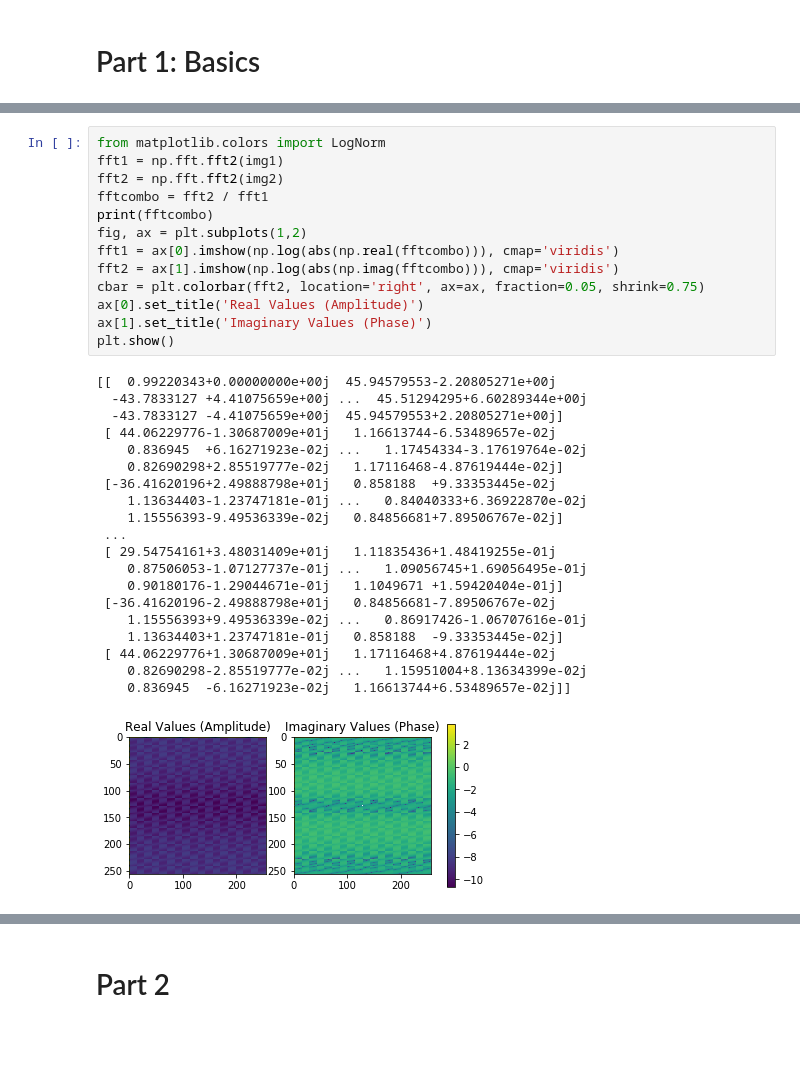
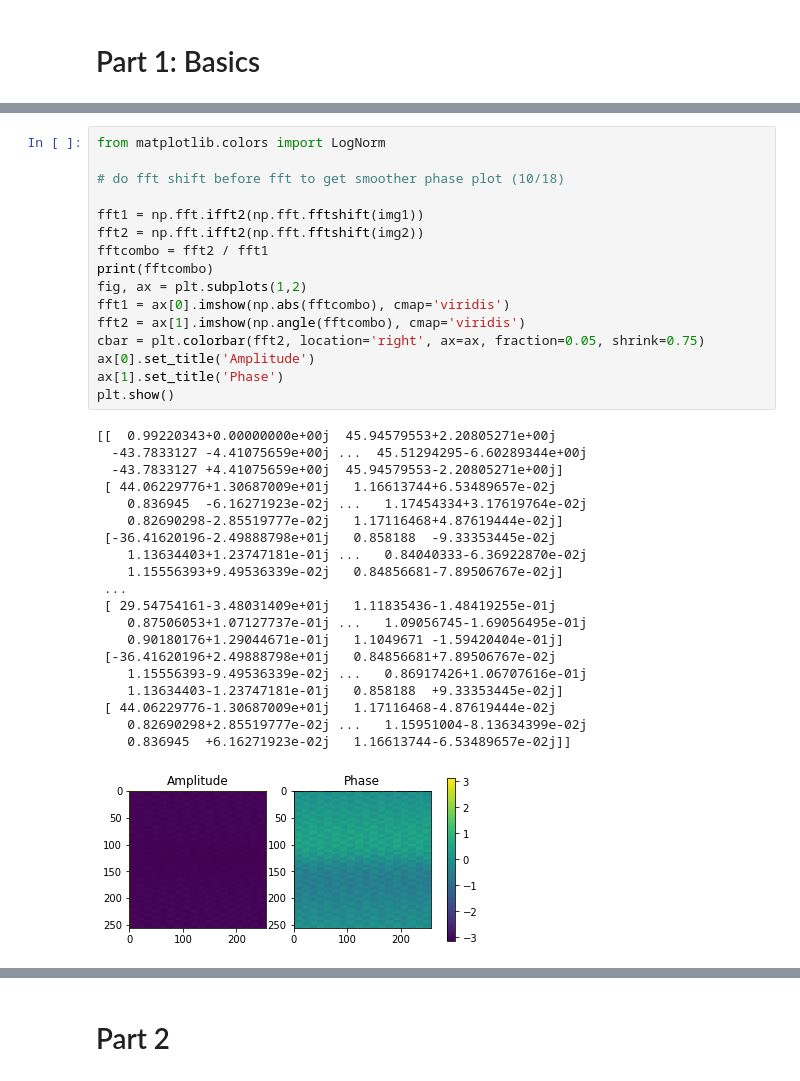
Before and after one commit to jbc1216/ASTR499, a Jupyter notebook: Fourier Shifts.ipynb, the cells around one changed output, grey strips where cells are left out. Saved outputs shown, nothing was run; the diff lists cells and outputs as text; blank space fills up the shorter version.

```diff
--- a/Fourier Shifts.ipynb
+++ b/Fourier Shifts.ipynb
@@ -23,38 +24,41 @@ plt.show()
 [figure]
 # %%
 from matplotlib.colors import LogNorm
-fft1 = np.fft.fft2(img1)
-fft2 = np.fft.fft2(img2)
+
+# do fft shift before fft to get smoother phase plot (10/18)
+
+fft1 = np.fft.ifft2(np.fft.fftshift(img1))
+fft2 = np.fft.ifft2(np.fft.fftshift(img2))
 fftcombo = fft2 / fft1
 print(fftcombo)
 fig, ax = plt.subplots(1,2)
-fft1 = ax[0].imshow(np.log(abs(np.real(fftcombo))), cmap='viridis')
-fft2 = ax[1].imshow(np.log(abs(np.imag(fftcombo))), cmap='viridis')
+fft1 = ax[0].imshow(np.abs(fftcombo), cmap='viridis')
+fft2 = ax[1].imshow(np.angle(fftcombo), cmap='viridis')
 cbar = plt.colorbar(fft2, location='right', ax=ax, fraction=0.05, shrink=0.75)
-ax[0].set_title('Real Values (Amplitude)')
-ax[1].set_title('Imaginary Values (Phase)')
+ax[0].set_title('Amplitude')
+ax[1].set_title('Phase')
 plt.show()
 # %% [output]
-[[  0.99220343+0.00000000e+00j  45.94579553-2.20805271e+00j
-  -43.7833127 +4.41075659e+00j ...  45.51294295+6.60289344e+00j
-  -43.7833127 -4.41075659e+00j  45.94579553+2.20805271e+00j]
- [ 44.06229776-1.30687009e+01j   1.16613744-6.53489657e-02j
-    0.836945  +6.16271923e-02j ...   1.17454334-3.17619764e-02j
-    0.82690298+2.85519777e-02j   1.17116468-4.87619444e-02j]
- [-36.41620196+2.49888798e+01j   0.858188  +9.33353445e-02j
-    1.13634403-1.23747181e-01j ...   0.84040333+6.36922870e-02j
-    1.15556393-9.49536339e-02j   0.84856681+7.89506767e-02j]
+[[  0.99220343+0.00000000e+00j  45.94579553+2.20805271e+00j
+  -43.7833127 -4.41075659e+00j ...  45.51294295-6.60289344e+00j
+  -43.7833127 +4.41075659e+00j  45.94579553-2.20805271e+00j]
+ [ 44.06229776+1.30687009e+01j   1.16613744+6.53489657e-02j
+    0.836945  -6.16271923e-02j ...   1.17454334+3.17619764e-02j
+    0.82690298-2.85519777e-02j   1.17116468+4.87619444e-02j]
+ [-36.41620196-2.49888798e+01j   0.858188  -9.33353445e-02j
+    1.13634403+1.23747181e-01j ...   0.84040333-6.36922870e-02j
+    1.15556393+9.49536339e-02j   0.84856681-7.89506767e-02j]
  ...
- [ 29.54754161+3.48031409e+01j   1.11835436+1.48419255e-01j
-    0.87506053-1.07127737e-01j ...   1.09056745+1.69056495e-01j
-    0.90180176-1.29044671e-01j   1.1049671 +1.59420404e-01j]
- [-36.41620196-2.49888798e+01j   0.84856681-7.89506767e-02j
-    1.15556393+9.49536339e-02j ...   0.86917426-1.06707616e-01j
-    1.13634403+1.23747181e-01j   0.858188  -9.33353445e-02j]
- [ 44.06229776+1.30687009e+01j   1.17116468+4.87619444e-02j
-    0.82690298-2.85519777e-02j ...   1.15951004+8.13634399e-02j
-    0.836945  -6.16271923e-02j   1.16613744+6.53489657e-02j]]
+ [ 29.54754161-3.48031409e+01j   1.11835436-1.48419255e-01j
+    0.87506053+1.07127737e-01j ...   1.09056745-1.69056495e-01j
+    0.90180176+1.29044671e-01j   1.1049671 -1.59420404e-01j]
+ [-36.41620196+2.49888798e+01j   0.84856681+7.89506767e-02j
+    1.15556393-9.49536339e-02j ...   0.86917426+1.06707616e-01j
+    1.13634403-1.23747181e-01j   0.858188  +9.33353445e-02j]
+ [ 44.06229776-1.30687009e+01j   1.17116468-4.87619444e-02j
+    0.82690298+2.85519777e-02j ...   1.15951004-8.13634399e-02j
+    0.836945  +6.16271923e-02j   1.16613744-6.53489657e-02j]]
-[figure, old version]
+[figure, new version]
 # %%
 H=np.fft.fft2(img1)
 [xF, yF] = np.meshgrid(255,255)
```
Also changed, not shown: parts of 4 cells of this notebook.
